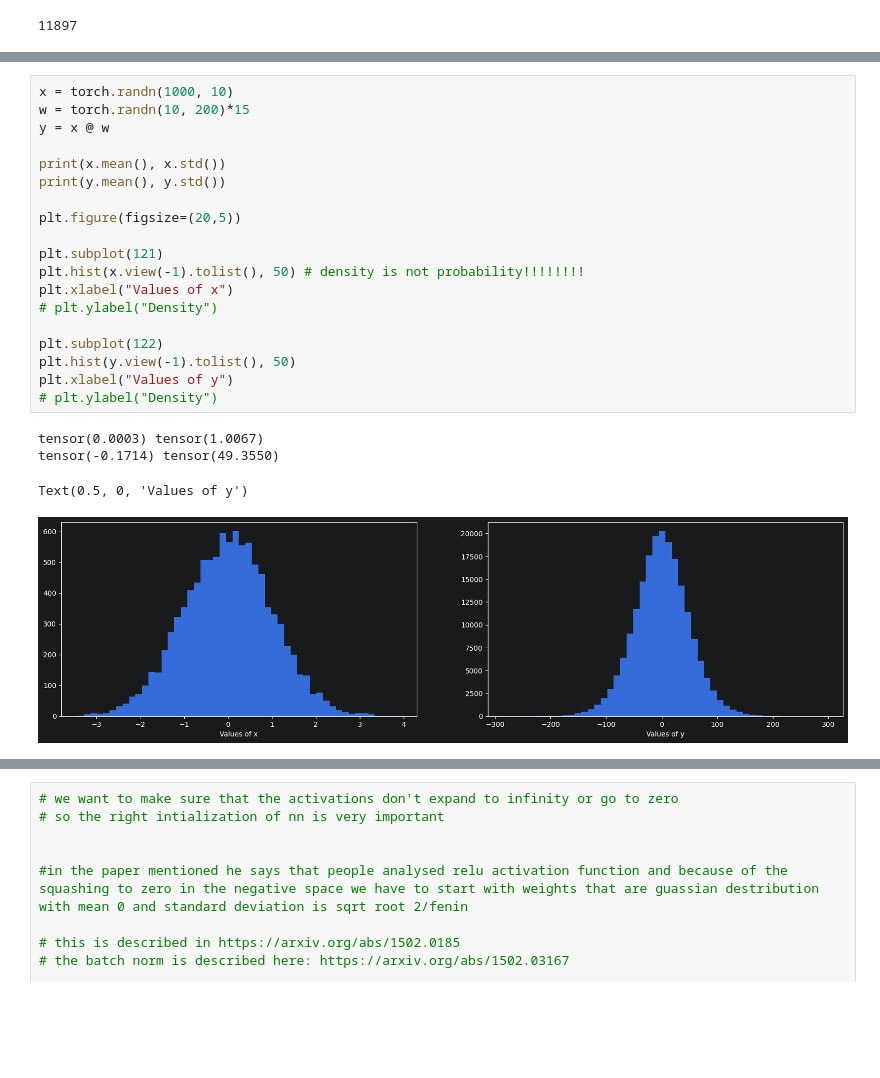
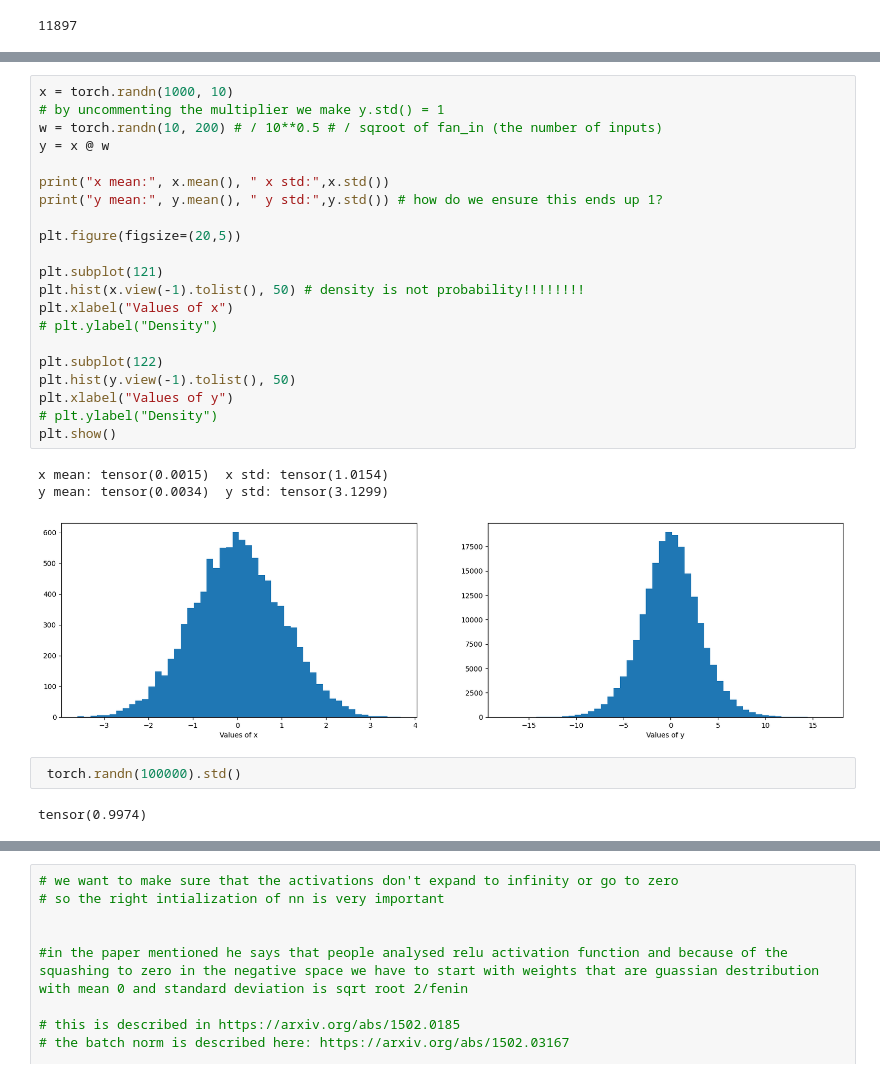
Before and after one commit to SvetoslavNikov/NN_intro, a Jupyter notebook: svetoslav_notebooks/ep4/makemore_part3.1_following_along.ipynb, the cells around one changed output, grey strips where cells are left out. Saved outputs shown, nothing was run; the diff lists cells and outputs as text; blank space fills up the shorter version.

```diff
--- a/svetoslav_notebooks/ep4/makemore_part3.1_following_along.ipynb
+++ b/svetoslav_notebooks/ep4/makemore_part3.1_following_along.ipynb
@@ -82,24 +136,29 @@ for p in parameters:
 # %%
 x = torch.randn(1000, 10)
-w = torch.randn(10, 200)*15
+# by uncommenting the multiplier we make y.std() = 1
+w = torch.randn(10, 200) # / 10**0.5 # / sqroot of fan_in (the number of inputs)
 y = x @ w
 
-print(x.mean(), x.std())
-print(y.mean(), y.std())
+print("x mean:", x.mean(), " x std:",x.std())
+print("y mean:", y.mean(), " y std:",y.std()) # how do we ensure this ends up 1?
 
 plt.figure(figsize=(20,5))
 
 plt.subplot(121)
 plt.hist(x.view(-1).tolist(), 50) # density is not probability!!!!!!!!
 plt.xlabel("Values of x")
 # plt.ylabel("Density")
 
 plt.subplot(122)
 plt.hist(y.view(-1).tolist(), 50)
 plt.xlabel("Values of y")
 # plt.ylabel("Density")
+plt.show()
 # %% [output]
-tensor(0.0003) tensor(1.0067)
-tensor(-0.1714) tensor(49.3550)
+x mean: tensor(0.0015)  x std: tensor(1.0154)
+y mean: tensor(0.0034)  y std: tensor(3.1299)
-Text(0.5, 0, 'Values of y')
-[figure, old version]
+[figure, new version]
+# %%
+ torch.randn(100000).std()
+# %% [output]
+tensor(0.9974)
```
Also changed, not shown: parts of 7 cells of this notebook.
